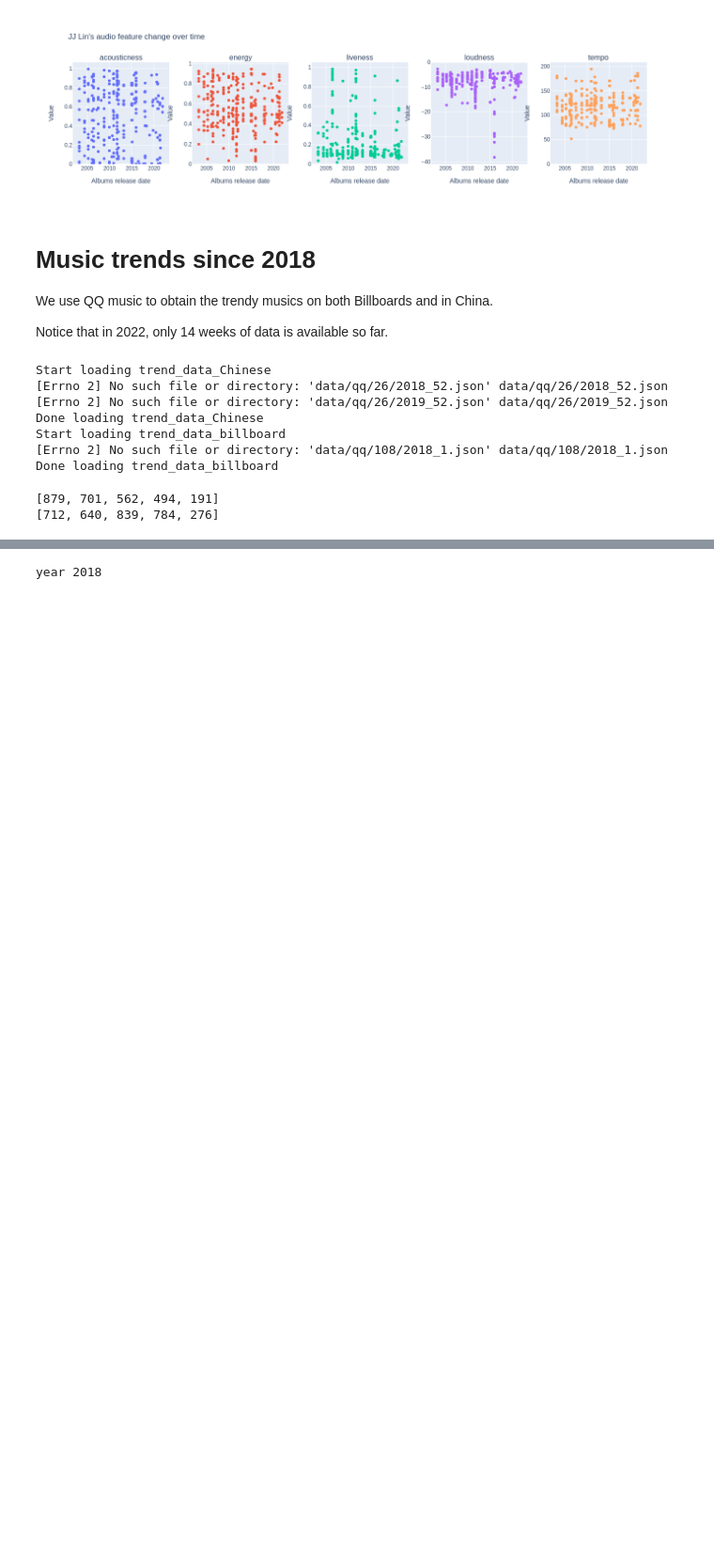
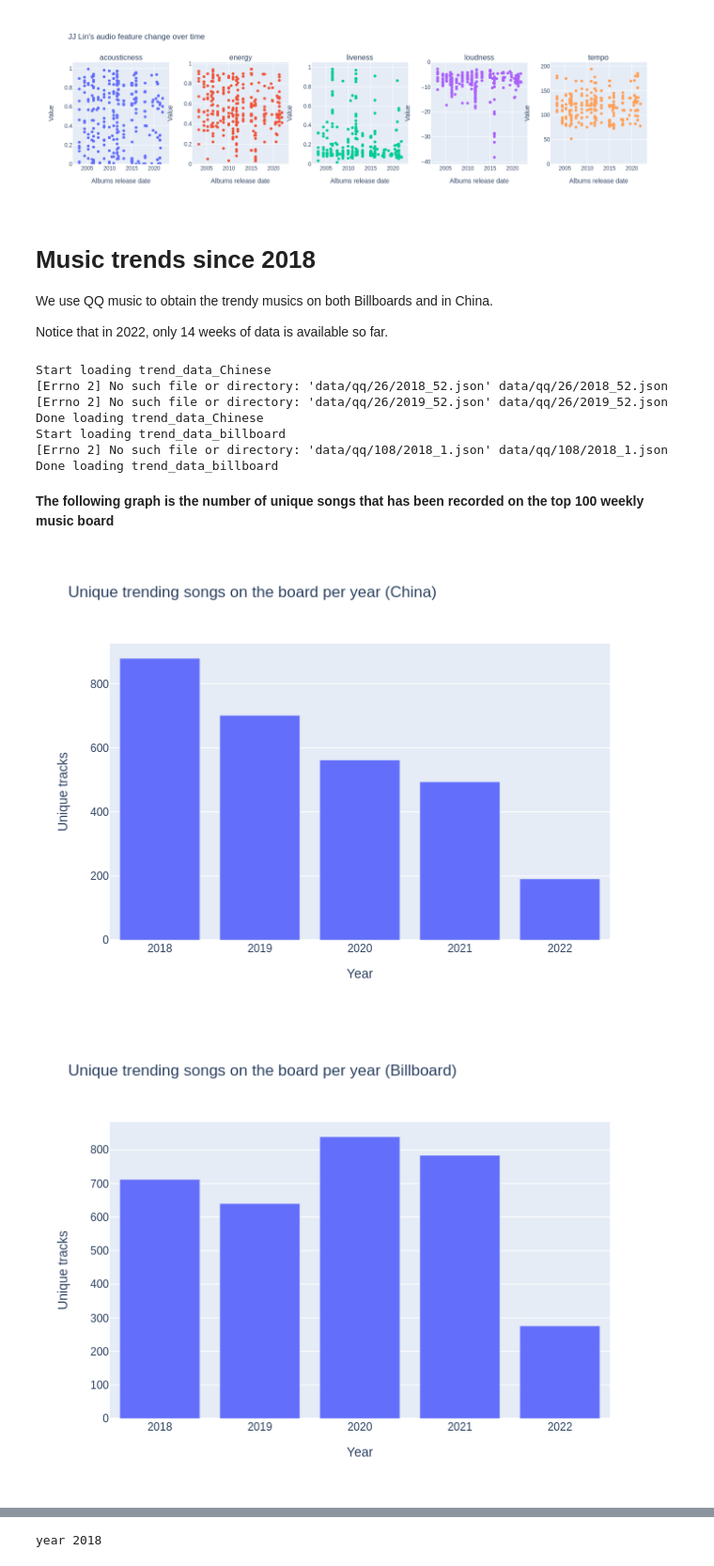
Before and after one commit to com-480-data-visualization/datavis-project-2022-shazam, a Jupyter notebook: dataset/crawler/notebook.ipynb, the cells around one changed output, grey strips where cells are left out. Shown at 94% size. Drawn from its saved outputs; the diff is of its cells as text; code cells hidden in the pictures; blank space fills up the shorter version.

```diff
--- a/dataset/crawler/notebook.ipynb
+++ b/dataset/crawler/notebook.ipynb
@@ -487,21 +487,36 @@ Done loading trend_data_Chinese
 Start loading trend_data_billboard
 [Errno 2] No such file or directory: 'data/qq/108/2018_1.json' data/qq/108/2018_1.json
 Done loading trend_data_billboard
+# %% [markdown]
+**The following graph is the number of unique songs that has been recorded on the top 100 weekly music board**
 # %%
-def get_unique_songs_per_year(data: {}): # bar chart
+def get_unique_songs_per_year(data: {}, title: str): # bar chart
+    year = []
     count = []
     for y in data:
+        year.append(y)
         tmp = {}
         for w in data[y]:
             for t in data[y][w]:
                 tmp[data[y][w][t]['title']] = True
         count.append(len(tmp))
 
-    print(count)
+    # print(count)
 
-get_unique_songs_per_year(data=trend_data_Chinese)
-get_unique_songs_per_year(data=trend_data_billboard)
+    fig = px.bar(x=year, y=count, title=f"{title}")
+    fig.update_xaxes(title="Year")
+    fig.update_yaxes(title="Unique tracks")
+    # fig.show()
+    os.system(f"mkdir -p out/qq")
+    fig.write_image(f"out/qq/get_unique_songs_per_year.svg")
+
+    # for jupyter, use png, due to performance reason
+    fig.write_image(f"out/qq/get_unique_songs_per_year.png")
+    show_image(f"out/qq/get_unique_songs_per_year.png")
+
+get_unique_songs_per_year(data=trend_data_Chinese, title="Unique trending songs on the board per year (China)")
+get_unique_songs_per_year(data=trend_data_billboard, title="Unique trending songs on the board per year (Billboard)")
 # %% [output]
-[879, 701, 562, 494, 191]
-[712, 640, 839, 784, 276]
+[figure, added]
+[figure, added]
 # %%
```
Also changed, not shown: parts of 7 cells of this notebook.
